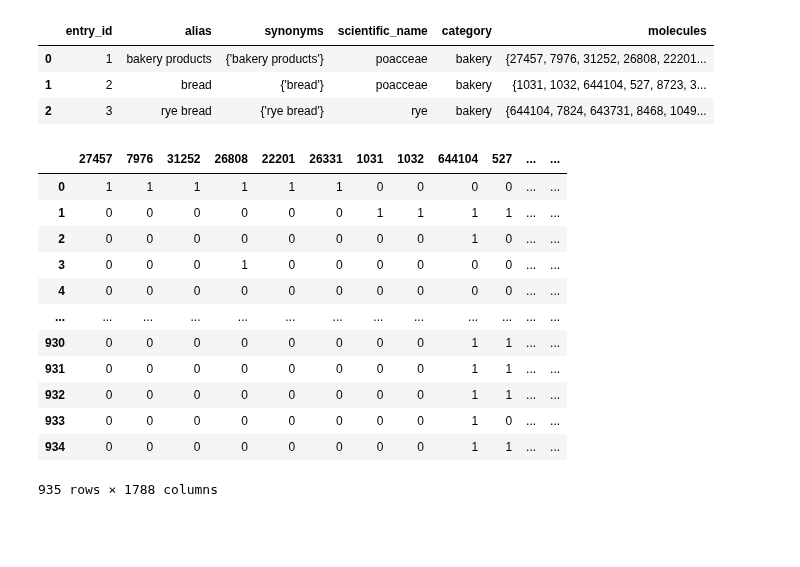
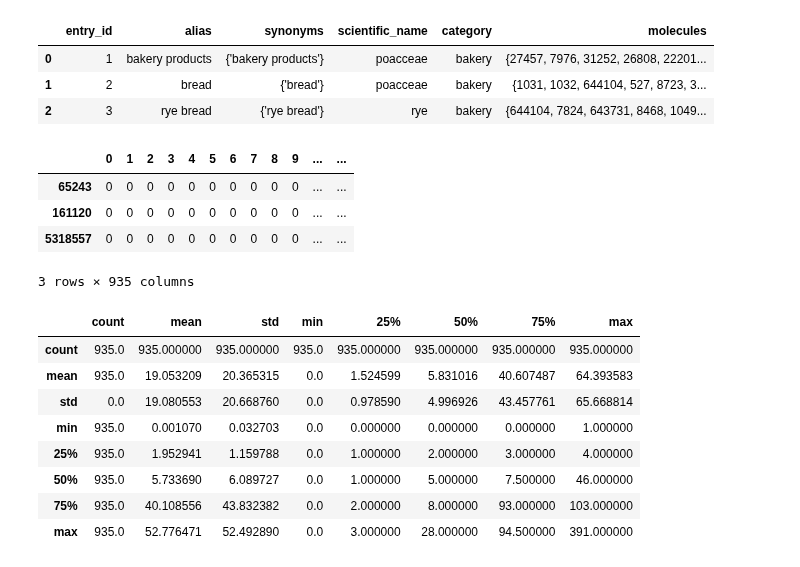
Before and after one commit to MariMurotani/RecipeHack, a Jupyter notebook: jupyter/flavor_db_matrix.ipynb, the cells around one changed output. Cells and saved outputs as stored; diff of their text form; code cells hidden in the pictures; blank space fills up the shorter version.

```diff
--- a/jupyter/flavor_db_matrix.ipynb
+++ b/jupyter/flavor_db_matrix.ipynb
@@ -41,34 +41,42 @@ flavor_db.head(3)
 # %%
 # Create a matrix of ingredients and molecules
 matrix_df = pd.DataFrame(index=flavor_db.index)
 
 # 各行の pubchem_id を保存するリスト
 columns_to_add = {}
 
 for index, row in flavor_db.iterrows():
     pubchem_ids = row['molecules'].replace("{", "").replace("}", "").split(", ")
     for pubchem_id in pubchem_ids:
         if pubchem_id not in columns_to_add:
             columns_to_add[pubchem_id] = [0] * len(flavor_db)
         columns_to_add[pubchem_id][index] = 1
 
 # 収集したデータを DataFrame に変換して concat で結合
 new_columns_df = pd.DataFrame(columns_to_add)
 matrix_df = pd.concat([matrix_df, new_columns_df], axis=1)
 
 matrix_df.fillna(0, inplace=True)  # 空欄を0で埋める
-matrix_df
+matrix_df = matrix_df.transpose()
+matrix_df.tail(3)
 # %% [output]
-|  | 27457 | 7976 | 31252 | 26808 | 22201 | 26331 | 1031 | 1032 | 644104 | 527 | ... | ... |
-| 0 | 1 | 1 | 1 | 1 | 1 | 1 | 0 | 0 | 0 | 0 | ... | ... |
-| 1 | 0 | 0 | 0 | 0 | 0 | 0 | 1 | 1 | 1 | 1 | ... | ... |
-| 2 | 0 | 0 | 0 | 0 | 0 | 0 | 0 | 0 | 1 | 0 | ... | ... |
-| 3 | 0 | 0 | 0 | 1 | 0 | 0 | 0 | 0 | 0 | 0 | ... | ... |
-| 4 | 0 | 0 | 0 | 0 | 0 | 0 | 0 | 0 | 0 | 0 | ... | ... |
-| ... | ... | ... | ... | ... | ... | ... | ... | ... | ... | ... | ... | ... |
-| 930 | 0 | 0 | 0 | 0 | 0 | 0 | 0 | 0 | 1 | 1 | ... | ... |
-| 931 | 0 | 0 | 0 | 0 | 0 | 0 | 0 | 0 | 1 | 1 | ... | ... |
-| 932 | 0 | 0 | 0 | 0 | 0 | 0 | 0 | 0 | 1 | 1 | ... | ... |
-| 933 | 0 | 0 | 0 | 0 | 0 | 0 | 0 | 0 | 1 | 0 | ... | ... |
-| 934 | 0 | 0 | 0 | 0 | 0 | 0 | 0 | 0 | 1 | 1 | ... | ... |
+|  | 0 | 1 | 2 | 3 | 4 | 5 | 6 | 7 | 8 | 9 | ... | ... |
+| 65243 | 0 | 0 | 0 | 0 | 0 | 0 | 0 | 0 | 0 | 0 | ... | ... |
+| 161120 | 0 | 0 | 0 | 0 | 0 | 0 | 0 | 0 | 0 | 0 | ... | ... |
+| 5318557 | 0 | 0 | 0 | 0 | 0 | 0 | 0 | 0 | 0 | 0 | ... | ... |
-935 rows × 1788 columns
+3 rows × 935 columns
+# %%
+# 共起関係を計算
+co_occurrence = matrix_df.T.dot(matrix_df)
+# 統計情報を表示
+co_occurrence.describe().transpose().describe()
+# %% [output]
+|  | count | mean | std | min | 25% | 50% | 75% | max |
+| count | 935.0 | 935.000000 | 935.000000 | 935.0 | 935.000000 | 935.000000 | 935.000000 | 935.000000 |
+| mean | 935.0 | 19.053209 | 20.365315 | 0.0 | 1.524599 | 5.831016 | 40.607487 | 64.393583 |
+| std | 0.0 | 19.080553 | 20.668760 | 0.0 | 0.978590 | 4.996926 | 43.457761 | 65.668814 |
+| min | 935.0 | 0.001070 | 0.032703 | 0.0 | 0.000000 | 0.000000 | 0.000000 | 1.000000 |
+| 25% | 935.0 | 1.952941 | 1.159788 | 0.0 | 1.000000 | 2.000000 | 3.000000 | 4.000000 |
+| 50% | 935.0 | 5.733690 | 6.089727 | 0.0 | 1.000000 | 5.000000 | 7.500000 | 46.000000 |
+| 75% | 935.0 | 40.108556 | 43.832382 | 0.0 | 2.000000 | 8.000000 | 93.000000 | 103.000000 |
+| max | 935.0 | 52.776471 | 52.492890 | 0.0 | 3.000000 | 28.000000 | 94.500000 | 391.000000 |
```
Also changed, not shown: parts of 9 cells of this notebook.
